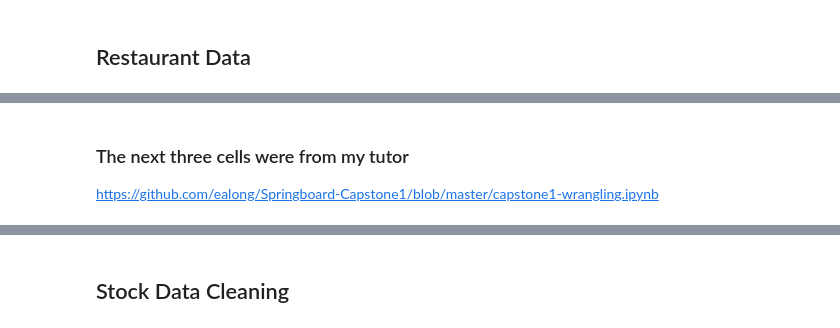
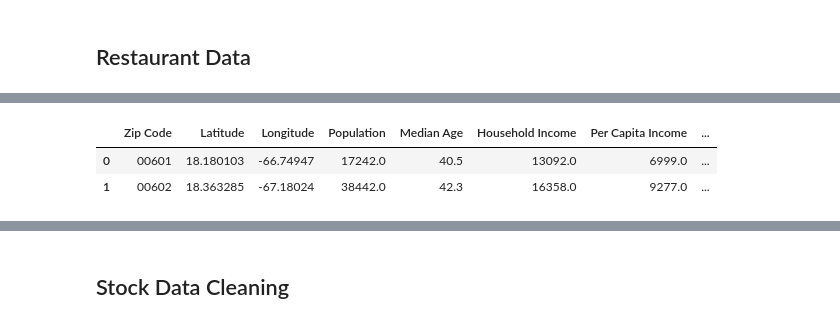
Before and after one commit to JeniLam/Project1_Group2, a Jupyter notebook: Notebooks/Fast_Food_Exploration.ipynb, the cells around one changed output, grey strips where cells are left out. Drawn from its saved outputs; the diff is of its cells as text; code cells hidden in the pictures.

Commit message:
Adds finishing touches on my end for my data

```diff
--- a/Notebooks/Fast_Food_Exploration.ipynb
+++ b/Notebooks/Fast_Food_Exploration.ipynb
@@ -54,2 +64,5 @@ census_pd.info()
 # %% [markdown]
 We would need latitude and longitude information for a map later referenced.  A pull from the google places API was not working, and I did not want to run up my API account so I used the referenced link to obtain the information I could then add into the census data. https://public.opendatasoft.com/explore/dataset/us-zip-code-latitude-and-longitude/table/
+# %%
+census_pd['Zipcode'] = census_pd.Zipcode.astype(float)
+census_pd.info()
@@ -56,6 +84,6 @@ We would need latitude and longitude information for a map later referenced.  A
 # %%
 # Add Latitude and Longitude to census data for later use
-latlong ="Resources/us-zip-code-latitude-and-longitude.csv"
+latlong ="../Resources/us-zip-code-latitude-and-longitude.csv"
 # Read files into Pandas DF
 latlong= pd.read_csv(latlong)
 # %%
@@ -79,0 +171,8 @@ clean_2018_census_pd
+# %%
+# Converted to string because restaurant data information was listed as string and could not merge properly
+# Adjusted series name to allow proper merge as well
+# Confirm number of zip codes with less than 5 digits
+clean_2018_census_pd['Zipcode'] = clean_2018_census_pd['Zipcode'].astype(str)
+clean_2018_census_pd = clean_2018_census_pd.rename(columns={'Zipcode': 'Zip Code'})
+census_2018_badzip= clean_2018_census_pd[clean_2018_census_pd['Zip Code'].str.len()<5]
+print(census_2018_badzip)
@@ -79,0 +204,6 @@ clean_2018_census_pd
+# %%
+# Fix zip codes to have 5 digits
+clean_2018_census_pd['Zip Code'] = clean_2018_census_pd.apply(format_postal_codes, axis=1)
+
+census_2018_badzip = clean_2018_census_pd[clean_2018_census_pd['Zip Code'].str.len()<5]
+print(census_2018_badzip)
@@ -164,6 +383,8 @@ all_rest_df
 # %%
 # Add census data to right of all rest data(printed head to get column names)
-census2_2018.head(2)
+census_2018 =clean_2018_census_pd
+census_2018.head(2)
+# %% [output]
+|  | Zip Code | Latitude | Longitude | Population | Median Age | Household Income | Per Capita Income | ... |
+| 0 | 00601 | 18.180103 | -66.74947 | 17242.0 | 40.5 | 13092.0 | 6999.0 | ... |
+| 1 | 00602 | 18.363285 | -67.18024 | 38442.0 | 42.3 | 16358.0 | 9277.0 | ... |
-# %% [markdown]
-### The next three cells were from my tutor
-https://github.com/ealong/Springboard-Capstone1/blob/master/capstone1-wrangling.ipynb
```
Also changed, not shown: parts of 29 cells of this notebook, 4 other files.
